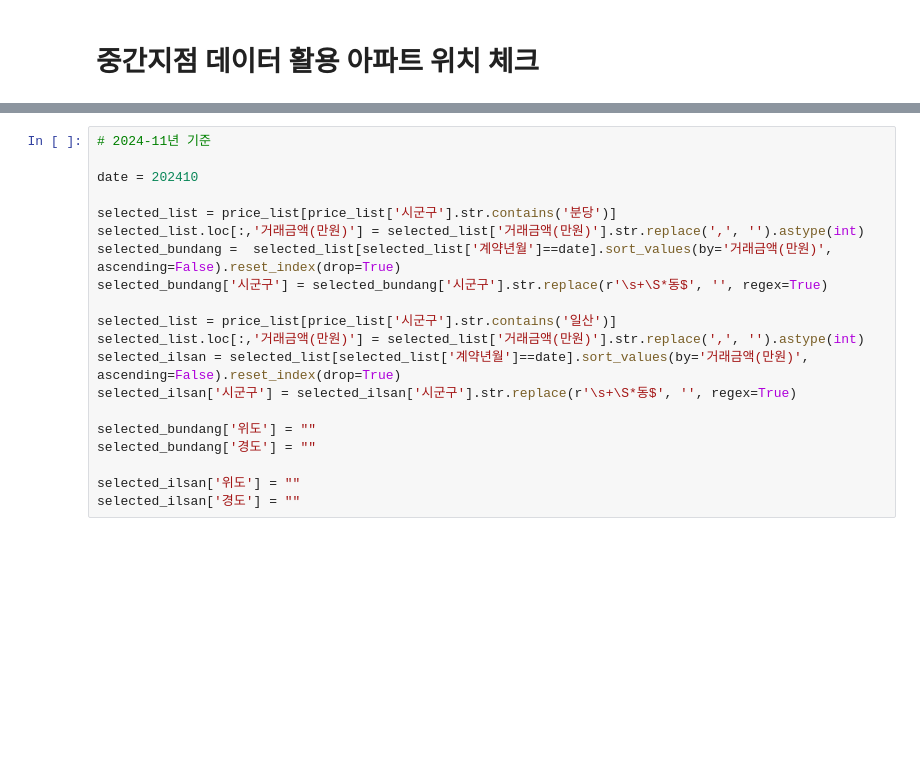
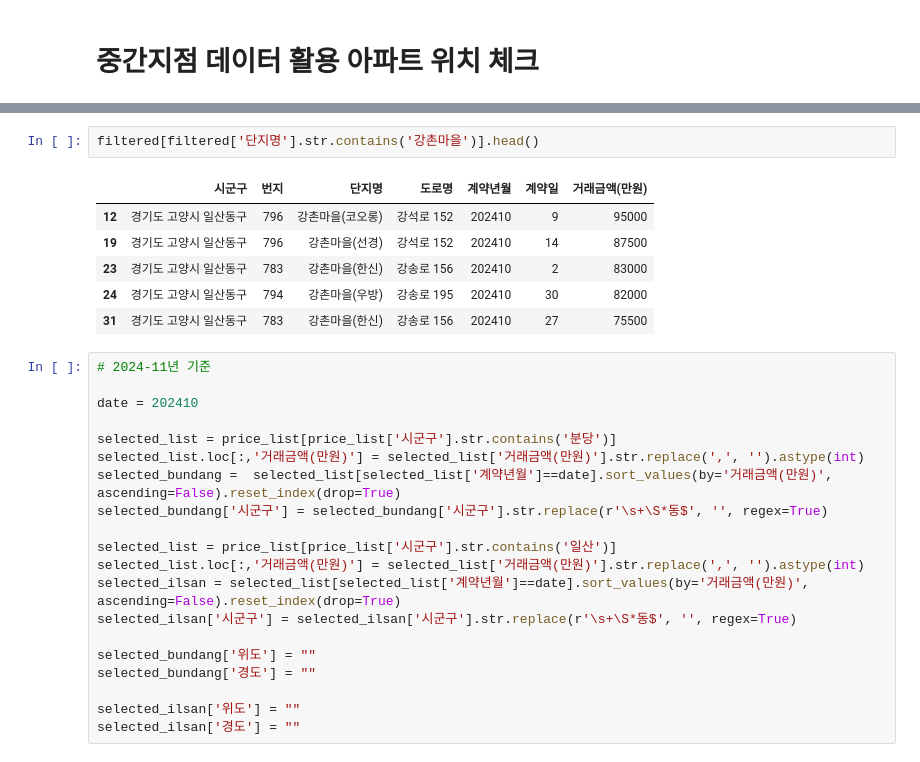
Before and after one commit to SnapishAgent/Ilsan-Investment-Insight, a Jupyter notebook: 교통 접근성/dataset_preprocessing_company_info.ipynb, the cells around one changed output, grey strips where cells are left out. Drawn from its saved outputs; the diff is of its cells as text; blank space fills up the shorter version.

```diff
--- a/교통 접근성/dataset_preprocessing_company_info.ipynb
+++ b/교통 접근성/dataset_preprocessing_company_info.ipynb
@@ -173,3 +195,12 @@ price_list = price_list[['시군구','번지','단지명','도로명','계약년
+# %%
+filtered[filtered['단지명'].str.contains('강촌마을')].head()
+# %% [output]
+|  | 시군구 | 번지 | 단지명 | 도로명 | 계약년월 | 계약일 | 거래금액(만원) |
+| 12 | 경기도 고양시 일산동구 | 796 | 강촌마을(코오롱) | 강석로 152 | 202410 | 9 | 95000 |
+| 19 | 경기도 고양시 일산동구 | 796 | 강촌마을(선경) | 강석로 152 | 202410 | 14 | 87500 |
+| 23 | 경기도 고양시 일산동구 | 783 | 강촌마을(한신) | 강송로 156 | 202410 | 2 | 83000 |
+| 24 | 경기도 고양시 일산동구 | 794 | 강촌마을(우방) | 강송로 195 | 202410 | 30 | 82000 |
+| 31 | 경기도 고양시 일산동구 | 783 | 강촌마을(한신) | 강송로 156 | 202410 | 27 | 75500 |
 # %%
 # 2024-11년 기준
 
```
Also changed, not shown: parts of 4 cells of this notebook.
